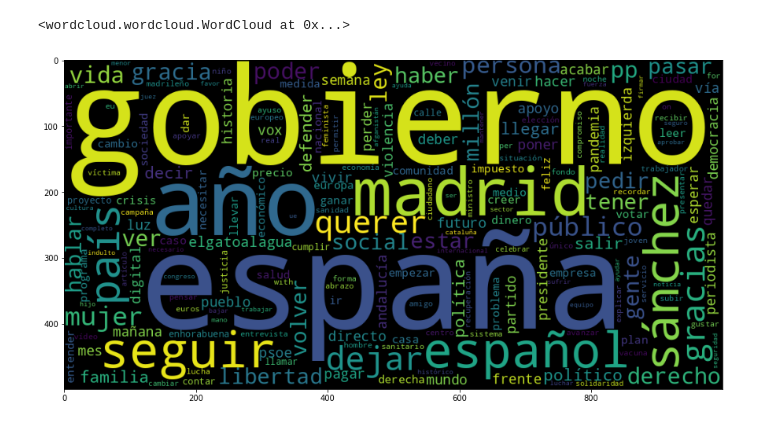
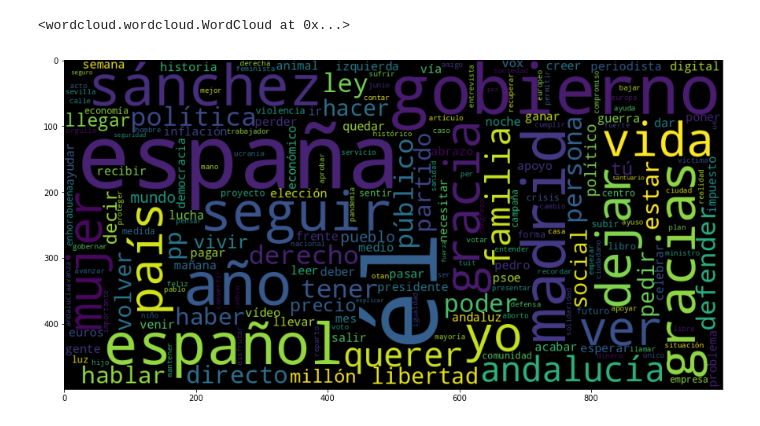
Before and after one commit to rubzip/PoliticalPass, a Jupyter notebook: 2_CLEANING/data_cleaning.ipynb, the cells around one changed output. Cells and saved outputs as stored; diff of their text form; code cells hidden in the pictures.

```diff
--- a/2_CLEANING/data_cleaning.ipynb
+++ b/2_CLEANING/data_cleaning.ipynb
@@ -20,8 +25,8 @@ import matplotlib.pyplot as plt
 # %%
-df = pd.read_csv('../mining/raw_tweets.csv')
+df_train = pd.read_csv('../0_DATA/train-test_tweets.csv')
 #This can solve us some headaches:
-df = df.dropna()
+df_train = df_train.dropna()
 
-df
+df_train
 # %% [output]
 |  | User | Tweet | Left |
@@ -89,0 +62,6 @@ token_tweet(tweet_prueba)
+# %%
+tic = datetime.now()
+toc = lambda: (datetime.now() - tic).total_seconds()/60
+new_tweets = df_train['Tweet'].map(lambda x: lemmatize_tweet(nlp, x))
+
+print('Execution time: {} min'.format(toc()))
@@ -90,18 +91,7 @@ token_tweet(tweet_prueba)
 # %%
-list_tweets = tuple(df.loc[:,'Tweet'])
-new_tweets = list()
-print('Starting...')
-i = 0
-percent = int(len(list_tweets)/100)
+# Creation and fitting of the Tokenizer:
+tokenizer = Tokenizer(num_words=5000, oov_token='<OOV>')
+tokenizer.fit_on_texts(new_tweets)
 
-ini = datetime.now()
-for tweet in list_tweets:
-    tokenized = token_tweet(tweet)
-    new_tweets.append(tokenized)
-    #We make the count:
-    i += 1
-    if(i%percent==0):
-        print('{}% completed'.format(int(i/percent)))
-time_execution = (datetime.now() - ini).total_seconds()
-print('Execution time: {} s'.format(time_execution))
+save_tokenizer(tokenizer)
 # %% [output]
@@ -170,0 +99,3 @@ for tweet in new_tweets:
+# %%
+words_freq = dict(tokenizer.word_counts)
+words_freq
@@ -171,10 +120,10 @@ for tweet in new_tweets:
 # %%
 #To clarify us and analyse results we are going to plot data as a wordcloud:
-wordcloud = WordCloud(width = 1000, height = 500).generate_from_frequencies(dictionary)
+wordcloud = WordCloud(width = 1000, height = 500).generate_from_frequencies(words_freq)
 plt.figure(figsize=(15,8))
 plt.imshow(wordcloud)
 
-wordcloud.to_file('../wordcloud_bad.png')
+wordcloud.to_file('../4_IMAGES/wordcloud.png')
 # %% [output]
 <wordcloud.wordcloud.WordCloud at 0x...>
-[figure, old version]
+[figure, new version]
```
Also changed, not shown: parts of 21 cells of this notebook, 21 other files.
